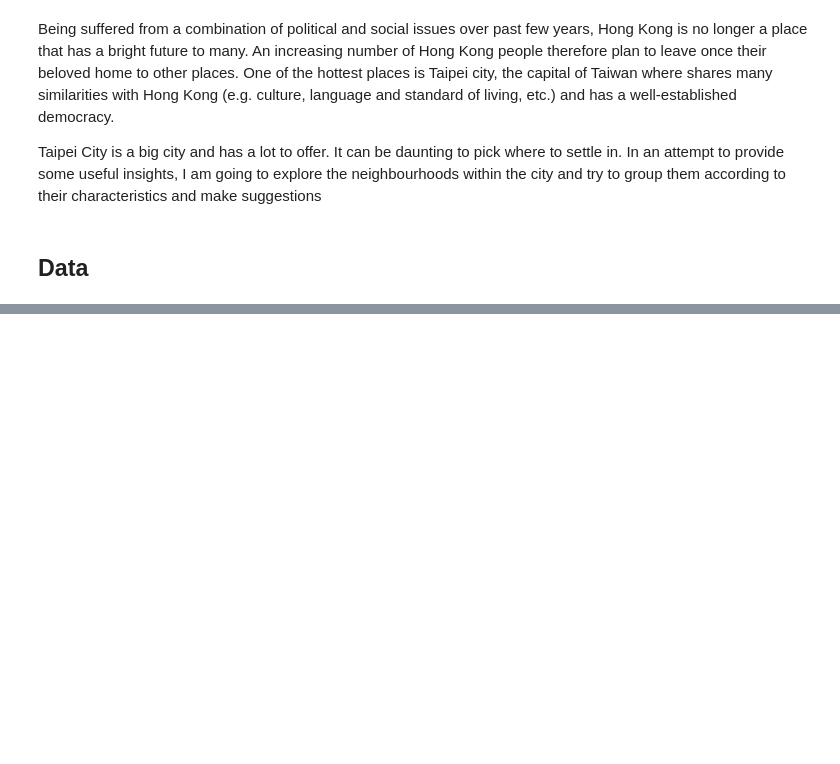
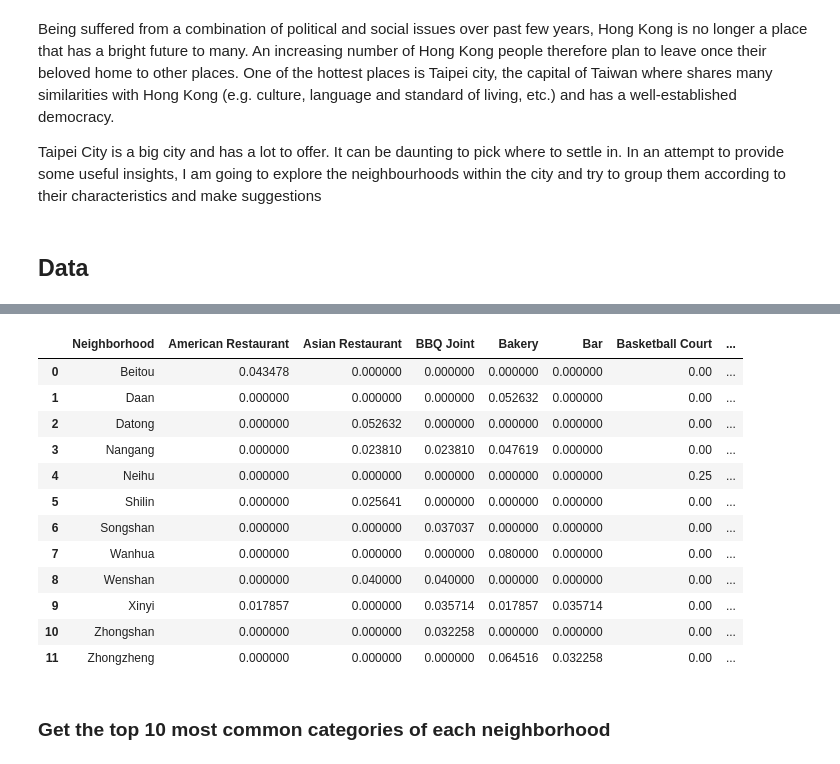
Before and after one commit to lawrence2308/Coursera_Capstone, a Jupyter notebook: Capstone Project - The Battle of Neighborhoods.ipynb, the cells around one changed output, grey strips where cells are left out. Drawn from its saved outputs; the diff is of its cells as text; code cells hidden in the pictures; blank space fills up the shorter version.

```diff
--- a/Capstone Project - The Battle of Neighborhoods.ipynb
+++ b/Capstone Project - The Battle of Neighborhoods.ipynb
@@ -15,0 +101,19 @@ Taipei City is a big city and has a lot to offer. It can be daunting to pick whe
+# %%
+# create map of New York using latitude and longitude values
+map_taipei = folium.Map(location=[latitude, longitude], zoom_start=10)
+
+# add markers to map
+for lat, lng, neighborhood in zip(taipei_data['Latitude'], taipei_data['Longitude'], taipei_data['Neighborhood']):
+    label = neighborhood
+    label = folium.Popup(label, parse_html=True)
+    folium.CircleMarker(
+        [lat, lng],
+        radius=5,
+        popup=label,
+        color='blue',
+        fill=True,
+        fill_color='#3186cc',
+        fill_opacity=0.7,
+        parse_html=False).add_to(map_taipei)
+
+map_taipei
@@ -15,0 +126,9 @@ Taipei City is a big city and has a lot to offer. It can be daunting to pick whe
+# %%
+CLIENT_ID = 'MKKHBWPBK1ZI5ZVB3RC2AM2YEJEZX2JPR1XLG32WBJHCD4D1' # your Foursquare ID
+CLIENT_SECRET = 'BR1IR1APQSF11WSGSRV13ZJQK0RWODXS1HTTVQVHH0YFGX5O' # your Foursquare Secret
+VERSION = '20180605' # Foursquare API version
+LIMIT = 100 # A default Foursquare API limit value
+
+print('Your credentails:')
+print('CLIENT_ID: ' + CLIENT_ID)
+print('CLIENT_SECRET:' + CLIENT_SECRET)
@@ -15,0 +190,3 @@ Taipei City is a big city and has a lot to offer. It can be daunting to pick whe
+# %%
+taipei_venues = getNearByVenues(taipei_data.Neighborhood, taipei_data.Latitude, taipei_data.Longitude)
+taipei_venues.head()
@@ -15,0 +235,8 @@ Taipei City is a big city and has a lot to offer. It can be daunting to pick whe
+# %%
+taipei_onehot = pd.get_dummies(taipei_venues[['Venue Category']], prefix="", prefix_sep="")
+taipei_onehot['Neighborhood'] = taipei_venues['Neighborhood']
+
+fixed_columns = [taipei_onehot.columns[-1]] + list(taipei_onehot.columns[:-1])
+taipei_onehot = taipei_onehot[fixed_columns]
+
+taipei_onehot.head()
@@ -15,0 +250,19 @@ Taipei City is a big city and has a lot to offer. It can be daunting to pick whe
+# %%
+taipei_grouped = taipei_onehot.groupby('Neighborhood').mean().reset_index()
+taipei_grouped
+# %% [output]
+|  | Neighborhood | American Restaurant | Asian Restaurant | BBQ Joint | Bakery | Bar | Basketball Court | ... |
+| 0 | Beitou | 0.043478 | 0.000000 | 0.000000 | 0.000000 | 0.000000 | 0.00 | ... |
+| 1 | Daan | 0.000000 | 0.000000 | 0.000000 | 0.052632 | 0.000000 | 0.00 | ... |
+| 2 | Datong | 0.000000 | 0.052632 | 0.000000 | 0.000000 | 0.000000 | 0.00 | ... |
+| 3 | Nangang | 0.000000 | 0.023810 | 0.023810 | 0.047619 | 0.000000 | 0.00 | ... |
+| 4 | Neihu | 0.000000 | 0.000000 | 0.000000 | 0.000000 | 0.000000 | 0.25 | ... |
+| 5 | Shilin | 0.000000 | 0.025641 | 0.000000 | 0.000000 | 0.000000 | 0.00 | ... |
+| 6 | Songshan | 0.000000 | 0.000000 | 0.037037 | 0.000000 | 0.000000 | 0.00 | ... |
+| 7 | Wanhua | 0.000000 | 0.000000 | 0.000000 | 0.080000 | 0.000000 | 0.00 | ... |
+| 8 | Wenshan | 0.000000 | 0.040000 | 0.040000 | 0.000000 | 0.000000 | 0.00 | ... |
+| 9 | Xinyi | 0.017857 | 0.000000 | 0.035714 | 0.017857 | 0.035714 | 0.00 | ... |
+| 10 | Zhongshan | 0.000000 | 0.000000 | 0.032258 | 0.000000 | 0.000000 | 0.00 | ... |
+| 11 | Zhongzheng | 0.000000 | 0.000000 | 0.000000 | 0.064516 | 0.032258 | 0.00 | ... |
+# %% [markdown]
+### Get the top 10 most common categories of each neighborhood
```
Also changed, not shown: parts of 37 cells of this notebook.
